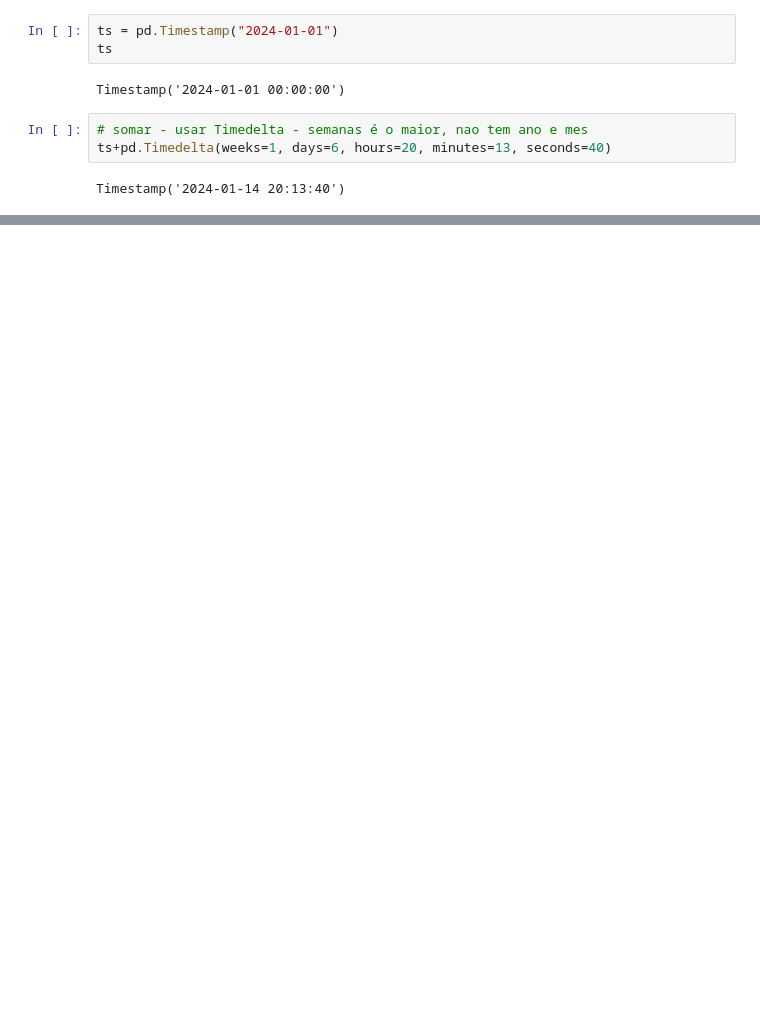
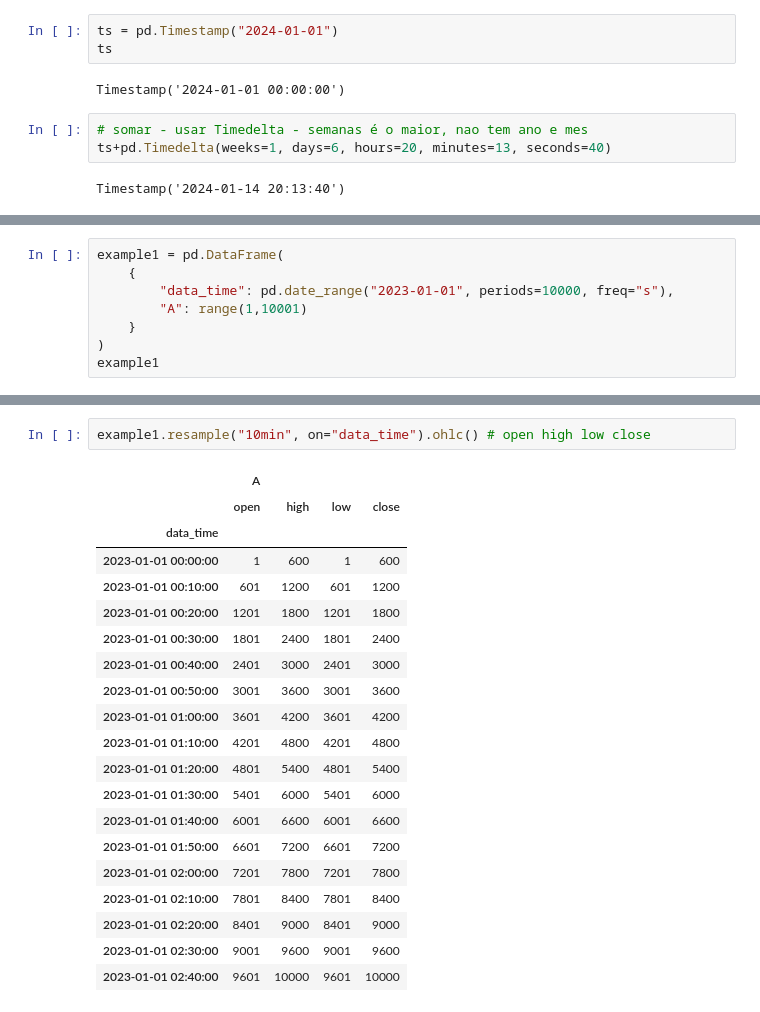
Before and after one commit to Faliell/Pandas_Classes, a Jupyter notebook: aula16-dataTime.ipynb, the cells around one changed output, grey strips where cells are left out. Drawn from its saved outputs; the diff is of its cells as text; blank space fills up the shorter version.

```diff
--- a/aula16-dataTime.ipynb
+++ b/aula16-dataTime.ipynb
@@ -316,0 +363,8 @@ Timestamp('2024-01-14 20:13:40')
+# %%
+example1 = pd.DataFrame(
+    {
+        "data_time": pd.date_range("2023-01-01", periods=10000, freq="s"),
+        "A": range(1,10001)
+    }
+)
+example1
@@ -316,0 +438,23 @@ Timestamp('2024-01-14 20:13:40')
+# %%
+example1.resample("10min", on="data_time").ohlc() # open high low close
+# %% [output]
+|  | A |  |  |  |
+|  | open | high | low | close |
+| data_time |  |  |  |  |
+| 2023-01-01 00:00:00 | 1 | 600 | 1 | 600 |
+| 2023-01-01 00:10:00 | 601 | 1200 | 601 | 1200 |
+| 2023-01-01 00:20:00 | 1201 | 1800 | 1201 | 1800 |
+| 2023-01-01 00:30:00 | 1801 | 2400 | 1801 | 2400 |
+| 2023-01-01 00:40:00 | 2401 | 3000 | 2401 | 3000 |
+| 2023-01-01 00:50:00 | 3001 | 3600 | 3001 | 3600 |
+| 2023-01-01 01:00:00 | 3601 | 4200 | 3601 | 4200 |
+| 2023-01-01 01:10:00 | 4201 | 4800 | 4201 | 4800 |
+| 2023-01-01 01:20:00 | 4801 | 5400 | 4801 | 5400 |
+| 2023-01-01 01:30:00 | 5401 | 6000 | 5401 | 6000 |
+| 2023-01-01 01:40:00 | 6001 | 6600 | 6001 | 6600 |
+| 2023-01-01 01:50:00 | 6601 | 7200 | 6601 | 7200 |
+| 2023-01-01 02:00:00 | 7201 | 7800 | 7201 | 7800 |
+| 2023-01-01 02:10:00 | 7801 | 8400 | 7801 | 8400 |
+| 2023-01-01 02:20:00 | 8401 | 9000 | 8401 | 9000 |
+| 2023-01-01 02:30:00 | 9001 | 9600 | 9001 | 9600 |
+| 2023-01-01 02:40:00 | 9601 | 10000 | 9601 | 10000 |
```
Also changed, not shown: parts of 28 cells of this notebook, 6 other files.
